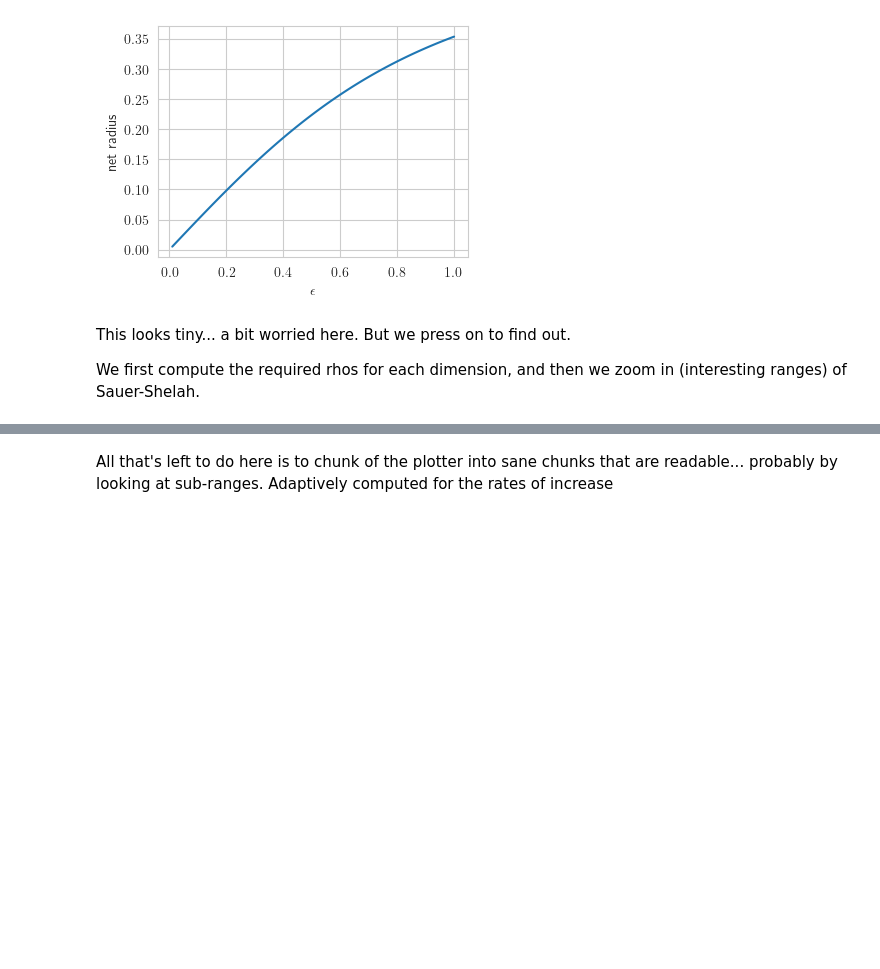
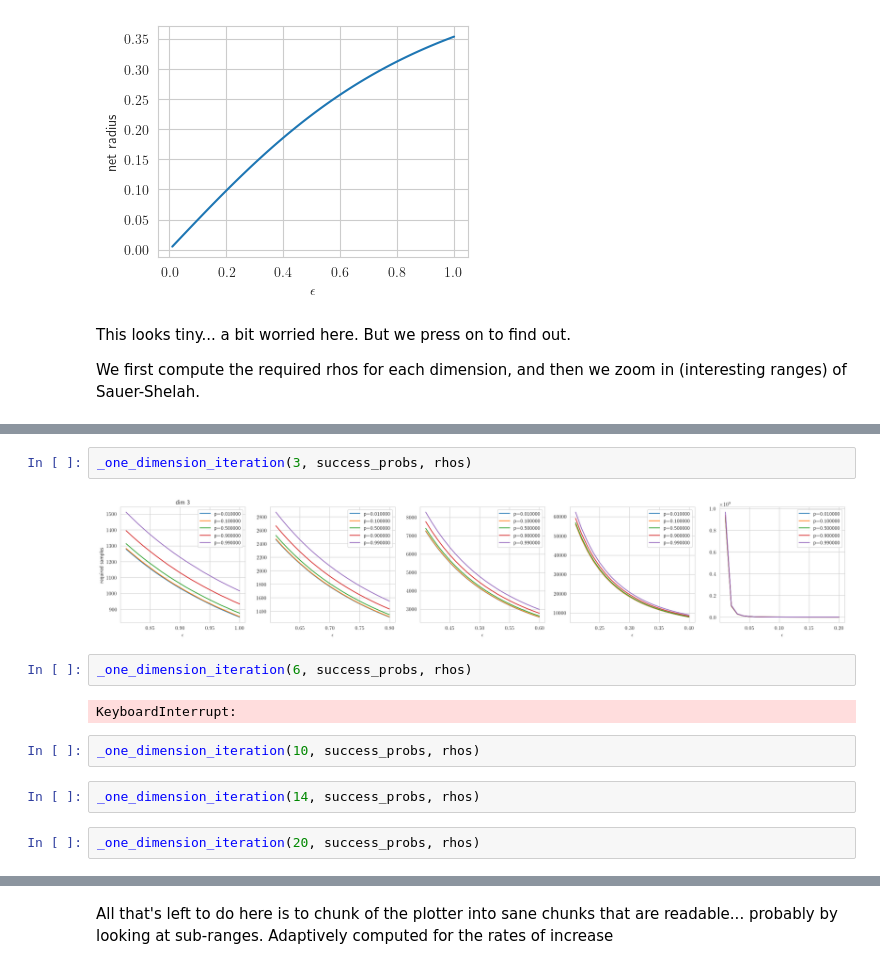
Before and after one commit to robustrobotics/nonasymptotic-mp, a Jupyter notebook: notebooks/designing_tractable_experiments.ipynb, the cells around one changed output, grey strips where cells are left out. Drawn from its saved outputs; the diff is of its cells as text; blank space fills up the shorter version.

```diff
--- a/notebooks/designing_tractable_experiments.ipynb
+++ b/notebooks/designing_tractable_experiments.ipynb
@@ -91 +170,15 @@ plt.show()
+# %%
+_one_dimension_iteration(3, success_probs, rhos)
+# %% [output]
+[figure, added]
+# %%
+_one_dimension_iteration(6, success_probs, rhos)
+# %% [output]
+KeyboardInterrupt:
+# %%
+_one_dimension_iteration(10, success_probs, rhos)
+# %%
+_one_dimension_iteration(14, success_probs, rhos)
+# %%
+_one_dimension_iteration(20, success_probs, rhos)
 # %%
```
Also changed, not shown: parts of 12 cells of this notebook.
